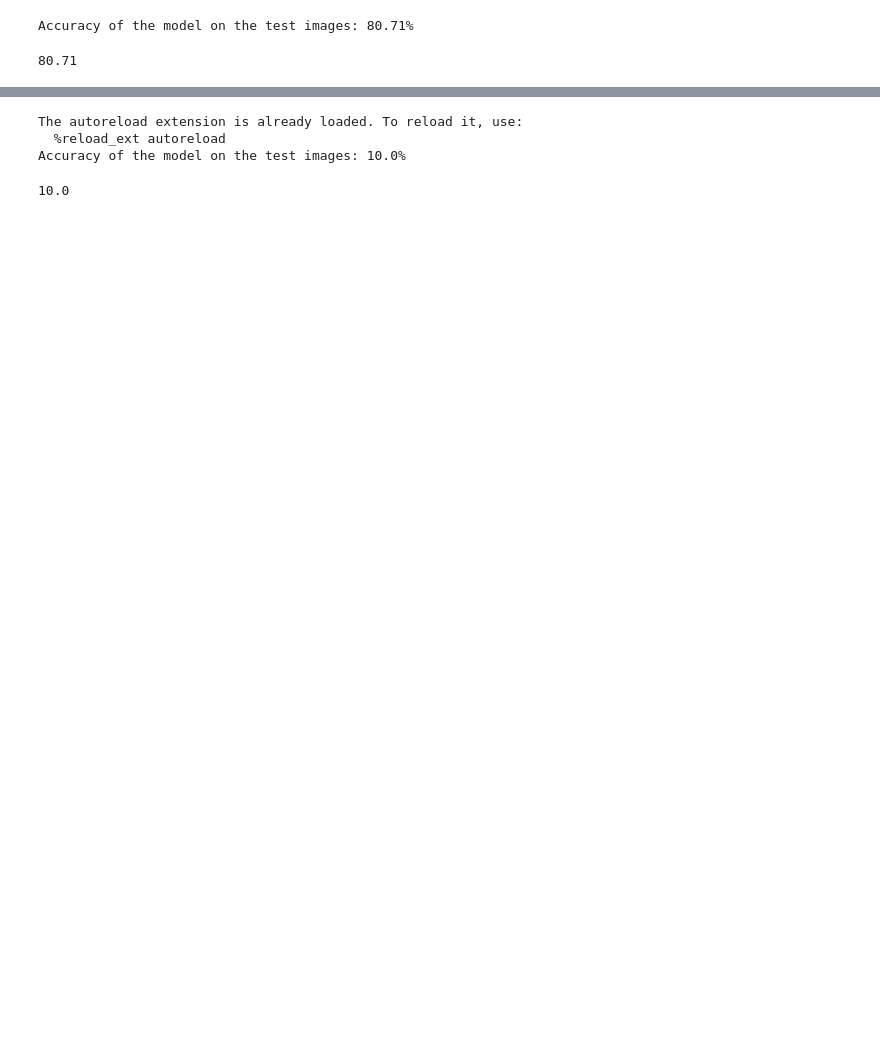
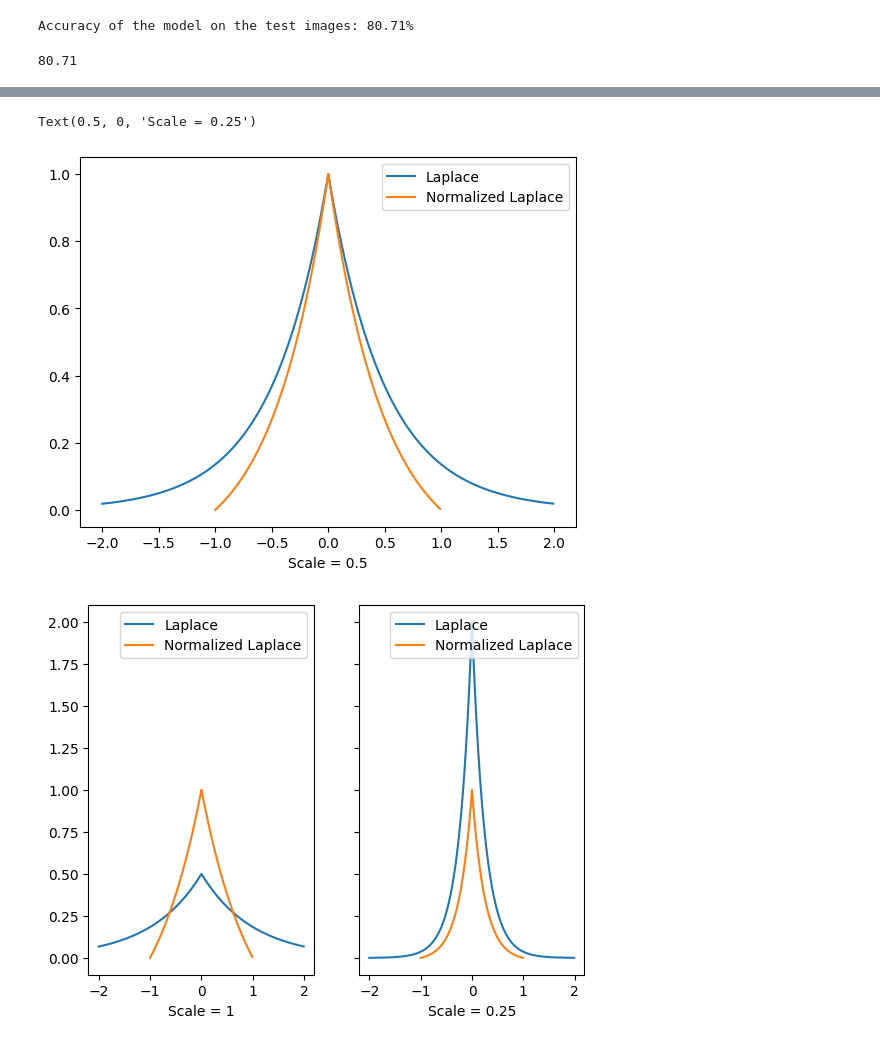
Before and after one commit to jtschuler/probabilistic-pruning, a Jupyter notebook: working_trained.ipynb, the cells around one changed output, grey strips where cells are left out. Saved outputs shown, nothing was run; the diff lists cells and outputs as text; code cells hidden in the pictures; blank space fills up the shorter version.

Commit message:
normalized laplace experiments

```diff
--- a/working_trained.ipynb
+++ b/working_trained.ipynb
@@ -246,13 +192,49 @@ fig.show()
-# %%
-%load_ext autoreload
-%autoreload now
-import pruning_funcs
-
-pruned_model = copy.deepcopy(model)
-pruning_funcs.laplace_prune(pruned_model, device)
-evaluate_model(pruned_model, testloader)
-# %% [output]
-The autoreload extension is already loaded. To reload it, use:
-  %reload_ext autoreload
-Accuracy of the model on the test images: 10.0%
-10.0
+# %%
+# Graph Laplace Distribution
+import numpy as np
+import matplotlib.pyplot as plt
+
+def laplace_at(x: float | np.ndarray, loc=0, scale=0.5):
+    return np.exp(-abs(x-loc)/scale)/(2.*scale)
+
+def graph_laplace_and_normalized(scale, loc=0, min=1):
+    x = np.arange(-2, 2, 0.01)
+    normalized_x = np.arange(-1, 1, 0.01)
+
+    laplace_dist = lambda y: laplace_at(y, scale=scale, loc=loc)
+
+    pdf = laplace_dist(x)
+    normalized_pdf = (laplace_dist(normalized_x) - laplace_dist(min)) / (laplace_dist(loc) - laplace_dist(min))
+
+    return ((x, pdf),(normalized_x, normalized_pdf))
+
+
+((x, pdf), (x2, modified_pdf)) = graph_laplace_and_normalized(0.5)
+fig, ax = plt.subplots()
+line1, = ax.plot(x, pdf)
+line1.set_label('Laplace')
+line2, = ax.plot(x2, modified_pdf)
+line2.set_label('Normalized Laplace')
+ax.legend()
+ax.set_xlabel('Scale = 0.5')
+
+((x, pdf), (x2, modified_pdf)) = graph_laplace_and_normalized(1)
+((x3, pdf2), (x4, modified_pdf2)) = graph_laplace_and_normalized(0.25)
+
+fig2, (ax1, ax2) = plt.subplots(1,2, sharey=True)
+line1, = ax1.plot(x, pdf)
+line1.set_label('Laplace')
+line2, = ax1.plot(x2, modified_pdf)
+line2.set_label('Normalized Laplace')
+ax1.legend()
+ax1.set_xlabel('Scale = 1')
+line3, = ax2.plot(x3, pdf2)
+line3.set_label('Laplace')
+line4, = ax2.plot(x4, modified_pdf2)
+line4.set_label('Normalized Laplace')
+ax2.legend()
+ax2.set_xlabel('Scale = 0.25')
+# %% [output]
+Text(0.5, 0, 'Scale = 0.25')
+[figure, added]
+[figure, added]
```
Also changed, not shown: parts of 6 cells of this notebook, 1 other file.
